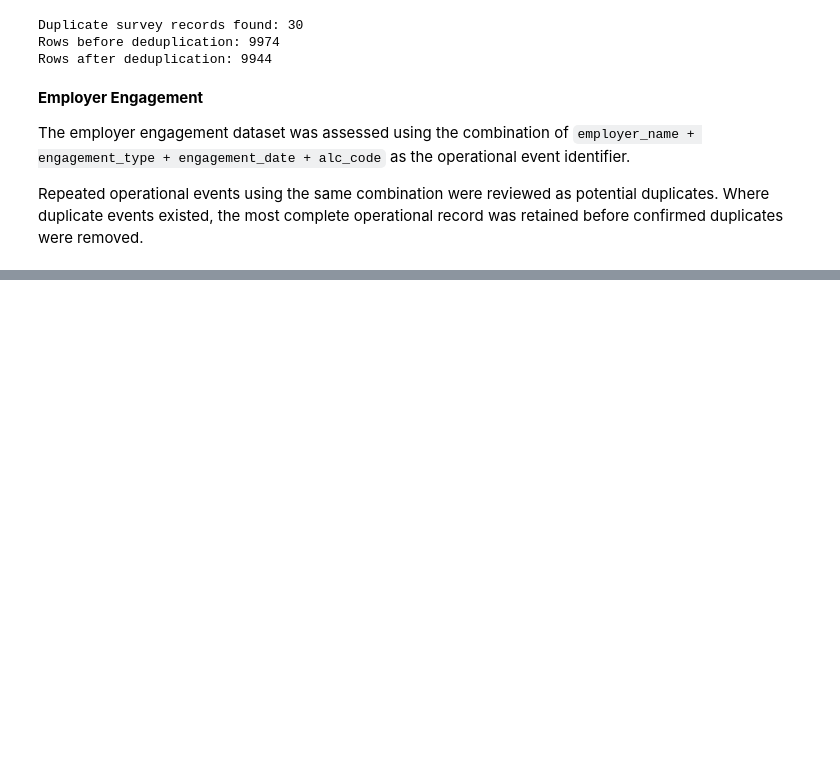
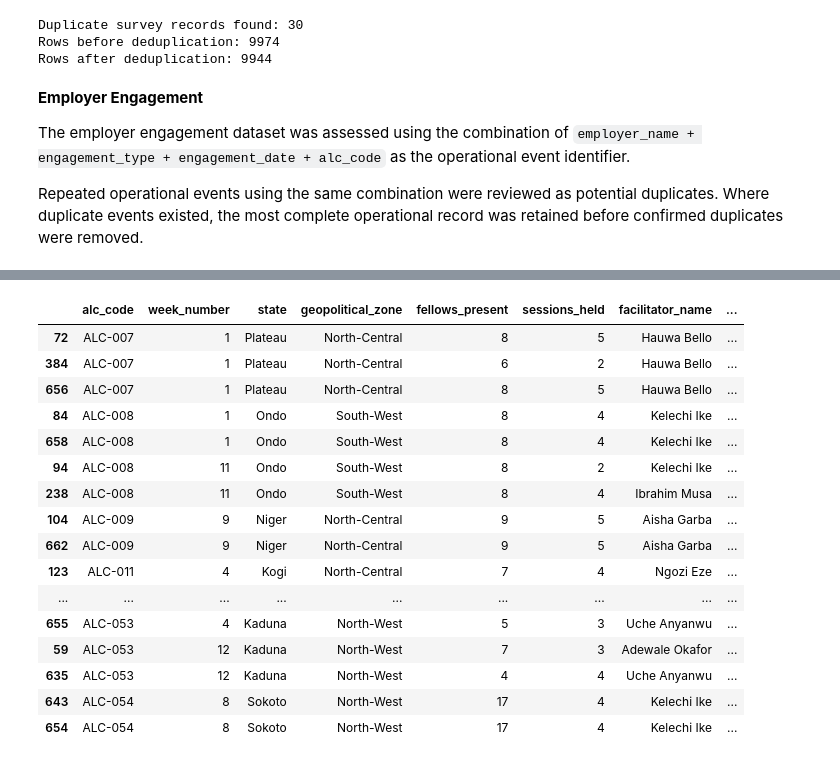
Before and after one commit to Efe-Godson/3mtt-stage2-analysis, a Jupyter notebook: notebooks/deliverable_2_analysis_notebook.ipynb, the cells around one changed output, grey strips where cells are left out. Saved outputs shown, nothing was run; the diff lists cells and outputs as text; code cells hidden in the pictures; blank space fills up the shorter version.

```diff
--- a/notebooks/deliverable_2_analysis_notebook.ipynb
+++ b/notebooks/deliverable_2_analysis_notebook.ipynb
@@ -1590,0 +1669,90 @@ Repeated operational events using the same combination were reviewed as potentia
+# %%
+# Check repeated ALC weekly logs
+alc_duplicate_check = (
+    alc_logs_working[
+        alc_logs_working.duplicated(
+            subset=[
+                "alc_code",
+                "week_number"
+            ],
+            keep=False
+        )
+    ]
+    .sort_values(
+        by=[
+            "alc_code",
+            "week_number"
+        ]
+    )
+)
+
+
+# Display duplicate ALC logs
+display(alc_duplicate_check)
+
+
+# Count duplicate weekly logs
+duplicate_alc_count = (
+    alc_logs_working.duplicated(
+        subset=[
+            "alc_code",
+            "week_number"
+        ]
+    ).sum()
+)
+
+
+print(
+    f"Duplicate ALC weekly logs found: "
+    f"{duplicate_alc_count}"
+)
+
+
+# Retain most complete operational log
+alc_logs_deduplicated = (
+    alc_logs_working
+    .sort_values(
+        by=[
+            "sessions_held",
+            "fellows_present"
+        ],
+        ascending=False
+    )
+    .drop_duplicates(
+        subset=[
+            "alc_code",
+            "week_number"
+        ],
+        keep="first"
+    )
+)
+
+
+# Validate row count after deduplication
+print(
+    f"Rows before deduplication: "
+    f"{len(alc_logs_working)}"
+)
+
+print(
+    f"Rows after deduplication: "
+    f"{len(alc_logs_deduplicated)}"
+)
+# %% [output]
+|  | alc_code | week_number | state | geopolitical_zone | fellows_present | sessions_held | facilitator_name | ... |
+| 72 | ALC-007 | 1 | Plateau | North-Central | 8 | 5 | Hauwa Bello | ... |
+| 384 | ALC-007 | 1 | Plateau | North-Central | 6 | 2 | Hauwa Bello | ... |
+| 656 | ALC-007 | 1 | Plateau | North-Central | 8 | 5 | Hauwa Bello | ... |
+| 84 | ALC-008 | 1 | Ondo | South-West | 8 | 4 | Kelechi Ike | ... |
+| 658 | ALC-008 | 1 | Ondo | South-West | 8 | 4 | Kelechi Ike | ... |
+| 94 | ALC-008 | 11 | Ondo | South-West | 8 | 2 | Kelechi Ike | ... |
+| 238 | ALC-008 | 11 | Ondo | South-West | 8 | 4 | Ibrahim Musa | ... |
+| 104 | ALC-009 | 9 | Niger | North-Central | 9 | 5 | Aisha Garba | ... |
+| 662 | ALC-009 | 9 | Niger | North-Central | 9 | 5 | Aisha Garba | ... |
+| 123 | ALC-011 | 4 | Kogi | North-Central | 7 | 4 | Ngozi Eze | ... |
+| ... | ... | ... | ... | ... | ... | ... | ... | ... |
+| 655 | ALC-053 | 4 | Kaduna | North-West | 5 | 3 | Uche Anyanwu | ... |
+| 59 | ALC-053 | 12 | Kaduna | North-West | 7 | 3 | Adewale Okafor | ... |
+| 635 | ALC-053 | 12 | Kaduna | North-West | 4 | 4 | Uche Anyanwu | ... |
+| 643 | ALC-054 | 8 | Sokoto | North-West | 17 | 4 | Kelechi Ike | ... |
+| 654 | ALC-054 | 8 | Sokoto | North-West | 17 | 4 | Kelechi Ike | ... |
```
Also changed, not shown: parts of 12 cells of this notebook.
